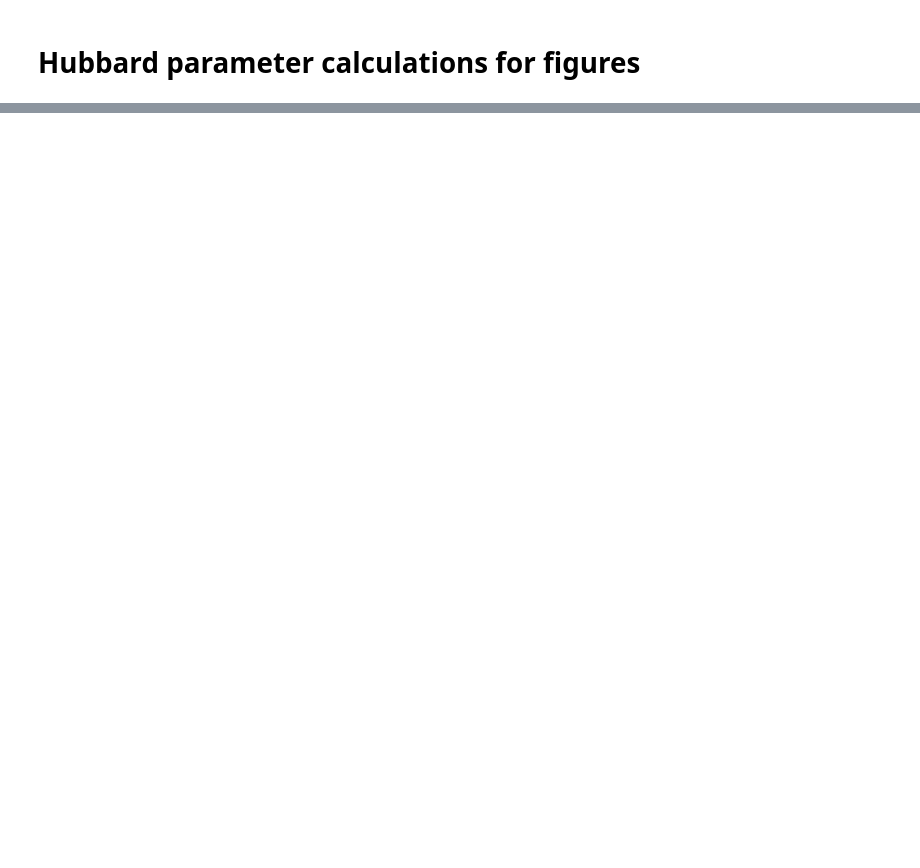
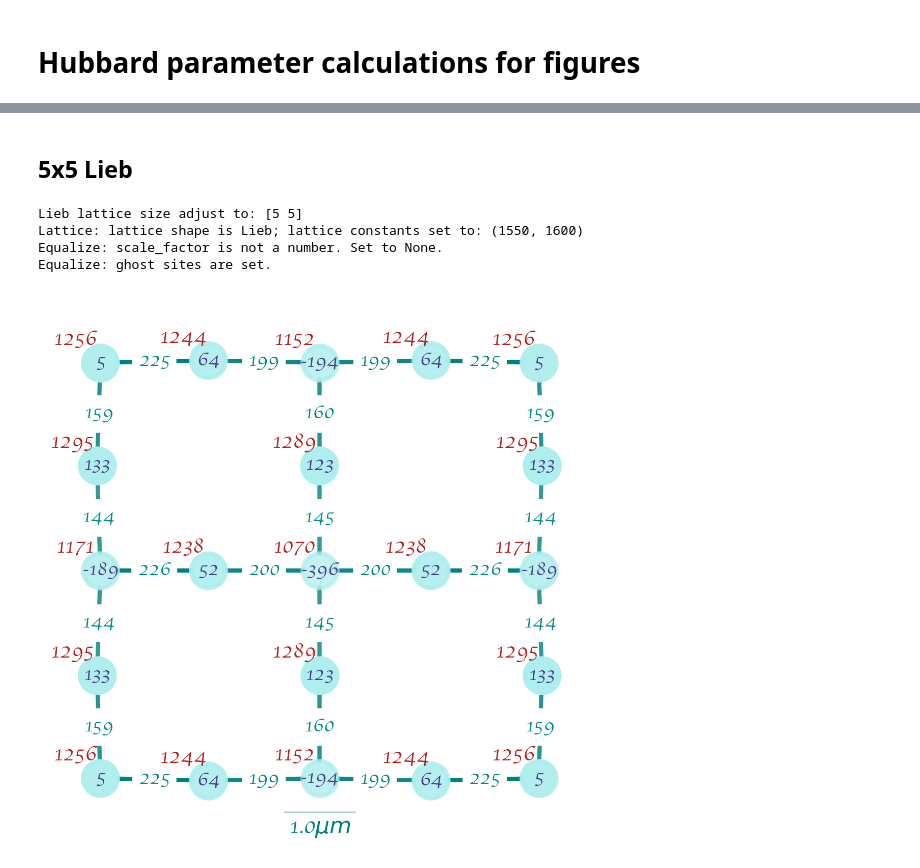
Before and after one commit to htwei17/HubbardTweezer, a Jupyter notebook: HubbardTweezer/figures/fig3.ipynb, the cells around one changed output, grey strips where cells are left out. Saved outputs shown, nothing was run; the diff lists cells and outputs as text; code cells hidden in the pictures; blank space fills up the shorter version.

```diff
--- a/HubbardTweezer/figures/fig3.ipynb
+++ b/HubbardTweezer/figures/fig3.ipynb
@@ -19 +57,41 @@ if module_path not in sys.path:
+# %% [markdown]
+## 5x5 Lieb
+# %%
+from HubbardTweezer.Hubbard.plot import *
+import numpy as np
+from HubbardTweezer.Hubbard.io import *
+
+N = 20
+L = 5
+Ly = 5
+d = 3
+shape = "Lieb"
+w = None
+eqt = "neq"
+R0 = np.array([3, 3, 7.2])
+G = HubbardGraph(
+    N,
+    R0=R0,
+    lattice=np.array([L, L], dtype=int),
+    trap=(52.26, 1000),
+    lc=(1550, 1600),
+    ascatt=1770,
+    laser=780,
+    sparse=True,
+    shape=shape,
+    waist=w,
+    equalize=False,
+    eqtarget=eqt,
+    symmetry=True,
+    verbosity=0,
+)
+fn = f"../output/{d}D_{L}x{Ly}_{shape}_{w}_{eqt}.ini"
+read_file(fn, G)
+G.draw_graph(nnn=False, A=G.A, U=G.U)
+# %% [output]
+Lieb lattice size adjust to: [5 5]
+Lattice: lattice shape is Lieb; lattice constants set to: (1550, 1600)
+Equalize: scale_factor is not a number. Set to None.
+Equalize: ghost sites are set.
+[figure, added]
 # %% [markdown]
```
Also changed, not shown: parts of 9 cells of this notebook, 3 other files.
